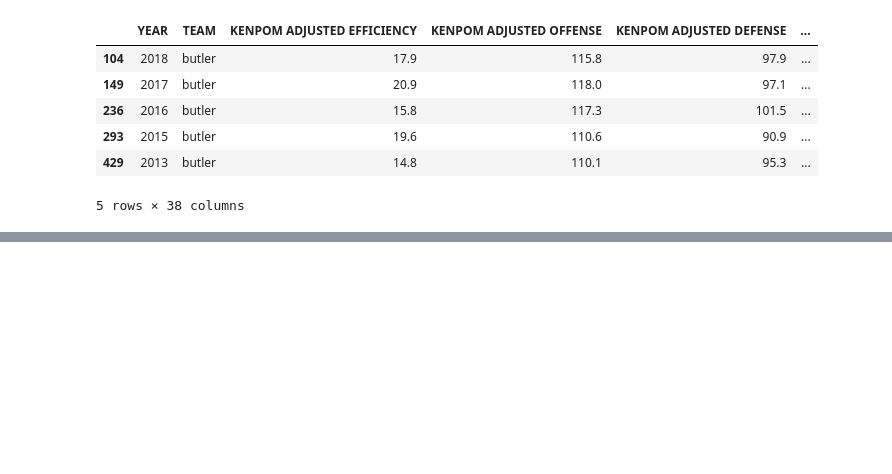
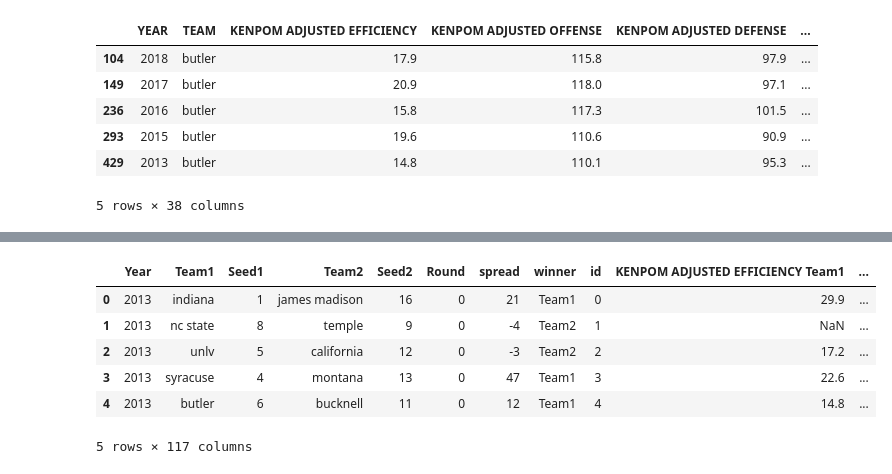
Before and after one commit to jacob-vogel/MLApplication, a Jupyter notebook: joiningData.ipynb, the cells around one changed output, grey strips where cells are left out. Drawn from its saved outputs; the diff is of its cells as text; code cells hidden in the pictures; blank space fills up the shorter version.

```diff
--- a/joiningData.ipynb
+++ b/joiningData.ipynb
@@ -120,0 +273,10 @@ tournamentGameByGame
+# %%
+tournamentGameByGame.head()
+# %% [output]
+|  | Year | Team1 | Seed1 | Team2 | Seed2 | Round | spread | winner | id | KENPOM ADJUSTED EFFICIENCY Team1 | ... |
+| 0 | 2013 | indiana | 1 | james madison | 16 | 0 | 21 | Team1 | 0 | 29.9 | ... |
+| 1 | 2013 | nc state | 8 | temple | 9 | 0 | -4 | Team2 | 1 | NaN | ... |
+| 2 | 2013 | unlv | 5 | california | 12 | 0 | -3 | Team2 | 2 | 17.2 | ... |
+| 3 | 2013 | syracuse | 4 | montana | 13 | 0 | 47 | Team1 | 3 | 22.6 | ... |
+| 4 | 2013 | butler | 6 | bucknell | 11 | 0 | 12 | Team1 | 4 | 14.8 | ... |
+5 rows × 117 columns
```
Also changed, not shown: parts of 18 cells of this notebook.
